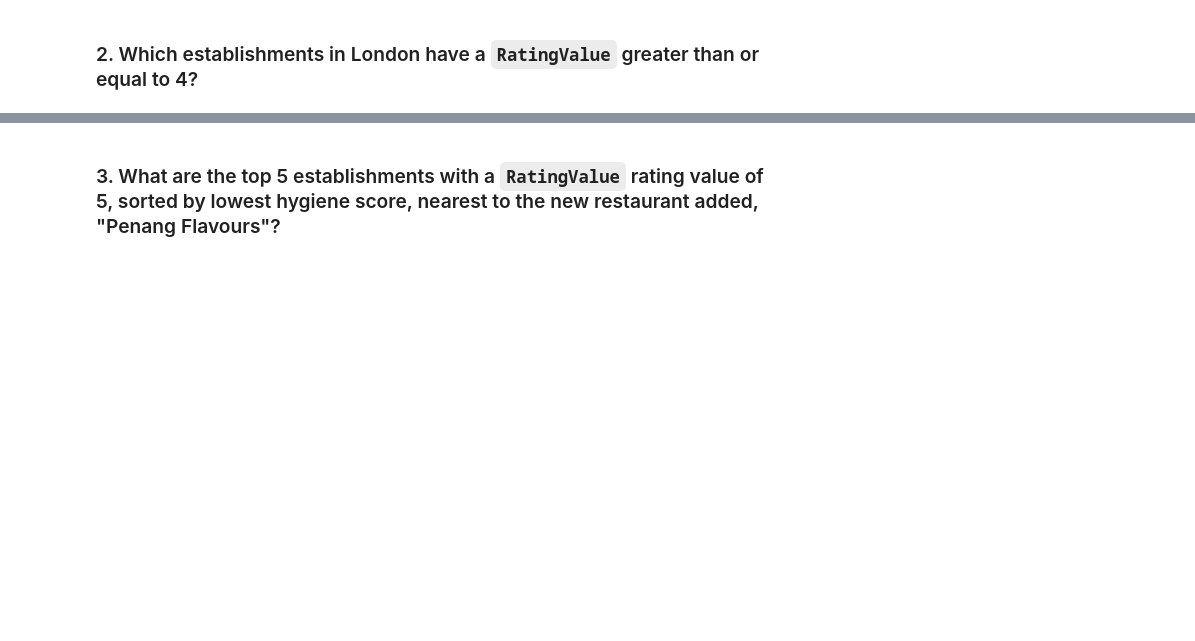
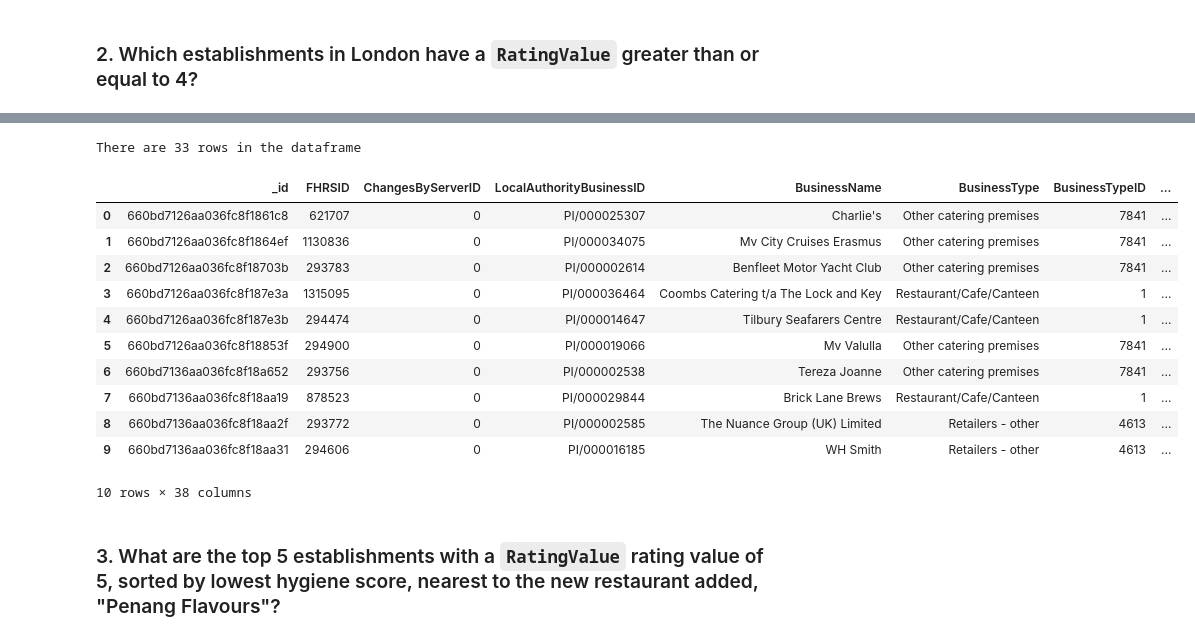
Before and after one commit to Singer2319/Module12_NoSQL, a Jupyter notebook: NoSQL_analysis_starter.ipynb, the cells around one changed output, grey strips where cells are left out. Cells and saved outputs as stored; diff of their text form; code cells hidden in the pictures; blank space fills up the shorter version.

```diff
--- a/NoSQL_analysis_starter.ipynb
+++ b/NoSQL_analysis_starter.ipynb
@@ -111,0 +85,9 @@ query =
+# %%
+# Find the establishments with London as the Local Authority and has a RatingValue greater than or equal to 4.
+query = {"LocalAuthorityName": {"$regex": "London"}, "RatingValue" : {"$gte" : 4}}
+
+# Use count_documents to display the number of documents in the result
+print("There are", db.establishments.count_documents(query), "restaraunts with a rating value of 4 or more")
+
+# Display the first document in the results using pprint
+pprint(db.establishments.find_one(query))
@@ -112,8 +112,26 @@ query =
 # %%
 # Convert the result to a Pandas DataFrame
+results = db.establishments.find(query)
+dftwo = pd.json_normalize(results)
 
 # Display the number of rows in the DataFrame
+print("There are", len(dftwo), "rows in the dataframe")
 
 # Display the first 10 rows of the DataFrame
+dftwo.head(10)
+# %% [output]
+There are 33 rows in the dataframe
+|  | _id | FHRSID | ChangesByServerID | LocalAuthorityBusinessID | BusinessName | BusinessType | BusinessTypeID | ... |
+| 0 | 660bd7126aa036fc8f1861c8 | 621707 | 0 | PI/000025307 | Charlie's | Other catering premises | 7841 | ... |
+| 1 | 660bd7126aa036fc8f1864ef | 1130836 | 0 | PI/000034075 | Mv City Cruises Erasmus | Other catering premises | 7841 | ... |
+| 2 | 660bd7126aa036fc8f18703b | 293783 | 0 | PI/000002614 | Benfleet Motor Yacht Club | Other catering premises | 7841 | ... |
+| 3 | 660bd7126aa036fc8f187e3a | 1315095 | 0 | PI/000036464 | Coombs Catering t/a The Lock and Key | Restaurant/Cafe/Canteen | 1 | ... |
+| 4 | 660bd7126aa036fc8f187e3b | 294474 | 0 | PI/000014647 | Tilbury Seafarers Centre | Restaurant/Cafe/Canteen | 1 | ... |
+| 5 | 660bd7126aa036fc8f18853f | 294900 | 0 | PI/000019066 | Mv Valulla | Other catering premises | 7841 | ... |
+| 6 | 660bd7136aa036fc8f18a652 | 293756 | 0 | PI/000002538 | Tereza Joanne | Other catering premises | 7841 | ... |
+| 7 | 660bd7136aa036fc8f18aa19 | 878523 | 0 | PI/000029844 | Brick Lane Brews | Restaurant/Cafe/Canteen | 1 | ... |
+| 8 | 660bd7136aa036fc8f18aa2f | 293772 | 0 | PI/000002585 | The Nuance Group (UK) Limited | Retailers - other | 4613 | ... |
+| 9 | 660bd7136aa036fc8f18aa31 | 294606 | 0 | PI/000016185 | WH Smith | Retailers - other | 4613 | ... |
+10 rows × 38 columns
 # %% [markdown]
 ### 3. What are the top 5 establishments with a `RatingValue` rating value of 5, sorted by lowest hygiene score, nearest to the new restaurant added, "Penang Flavours"?
```
Also changed, not shown: parts of 8 cells of this notebook.
